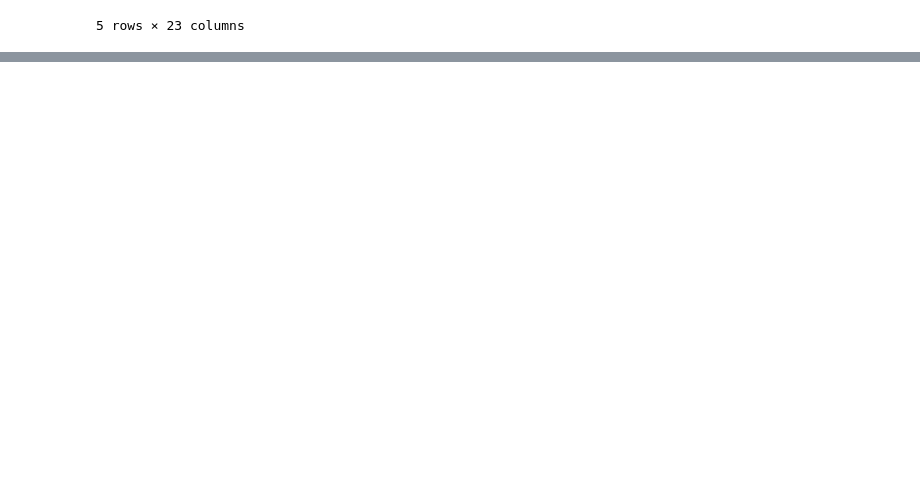
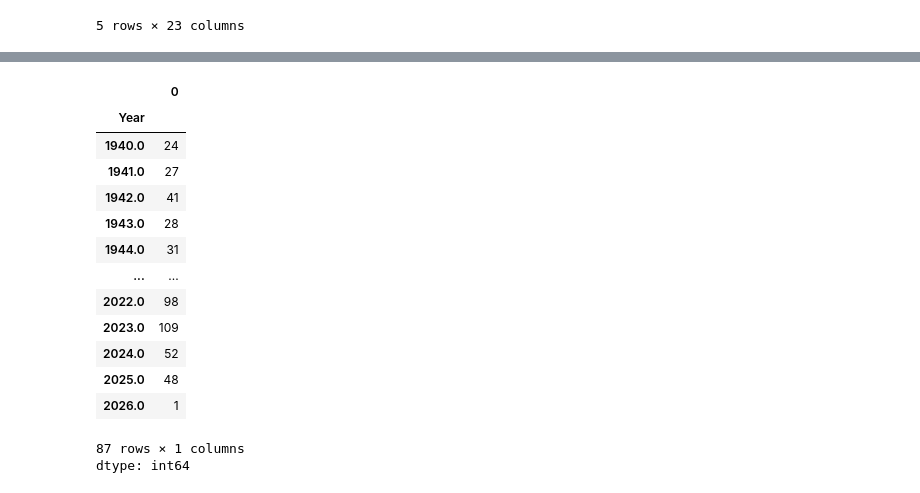
Before and after one commit to simoneminorr/wrangling_assignment, a Jupyter notebook: assignment.ipynb, the cells around one changed output, grey strips where cells are left out. Drawn from its saved outputs; the diff is of its cells as text; code cells hidden in the pictures; blank space fills up the shorter version.

Commit message:
second question attempt. getting different numbers for last portion

```diff
--- a/assignment.ipynb
+++ b/assignment.ipynb
@@ -310,3 +237,8 @@ sharkattack.head()
 | 3 | 7th August | 2025.0 | Unprovoked | Australia | NSW | Tathra Beach | Surfing | Bowie Daley | M | 9 | ... | ... |
 | 4 | 1st August | 2025.0 | Unprovoked | Puerto Rico | Carolina | Carolina Beach | Wading | Eleonora Boi | F | 39 | ... | ... |
 5 rows × 23 columns
+# %%
+sharkattack_cleaned = sharkattack.dropna(axis=1, how='all')
+print("\nDataFrame after dropping columns with any missing values:")
+print(sharkattack_cleaned)
+sharkattack_cleaned.head()
@@ -312,0 +292,4 @@ sharkattack.head()
+# %%
+sharkattack_cleaned['Year'] = pd.to_numeric(sharkattack_cleaned['Year'], errors='coerce') # Coerce the variable to numeric
+sharkattack_cleaned['Year'].describe()
+sharkattack_cleaned['Year'].hist(bins = 50)
@@ -312,0 +299,21 @@ sharkattack.head()
+# %%
+sharkattackrecent= sharkattack_cleaned[sharkattack_cleaned['Year'] >= 1940]
+sharkattackrecent.head()
+sharkattackrecent.groupby('Year').size()
+#Are attacks increasing, decreasing, or remaining constant over time?: The attacks have increased since 1940 but in 2024 to current the attacks are beginning to decrease back to the numbers that were seen in the 1940s
+# %% [output]
+|  | 0 |
+| Year |  |
+| 1940.0 | 24 |
+| 1941.0 | 27 |
+| 1942.0 | 41 |
+| 1943.0 | 28 |
+| 1944.0 | 31 |
+| ... | ... |
+| 2022.0 | 98 |
+| 2023.0 | 109 |
+| 2024.0 | 52 |
+| 2025.0 | 48 |
+| 2026.0 | 1 |
+87 rows × 1 columns
+dtype: int64
```
Also changed, not shown: parts of 28 cells of this notebook.
